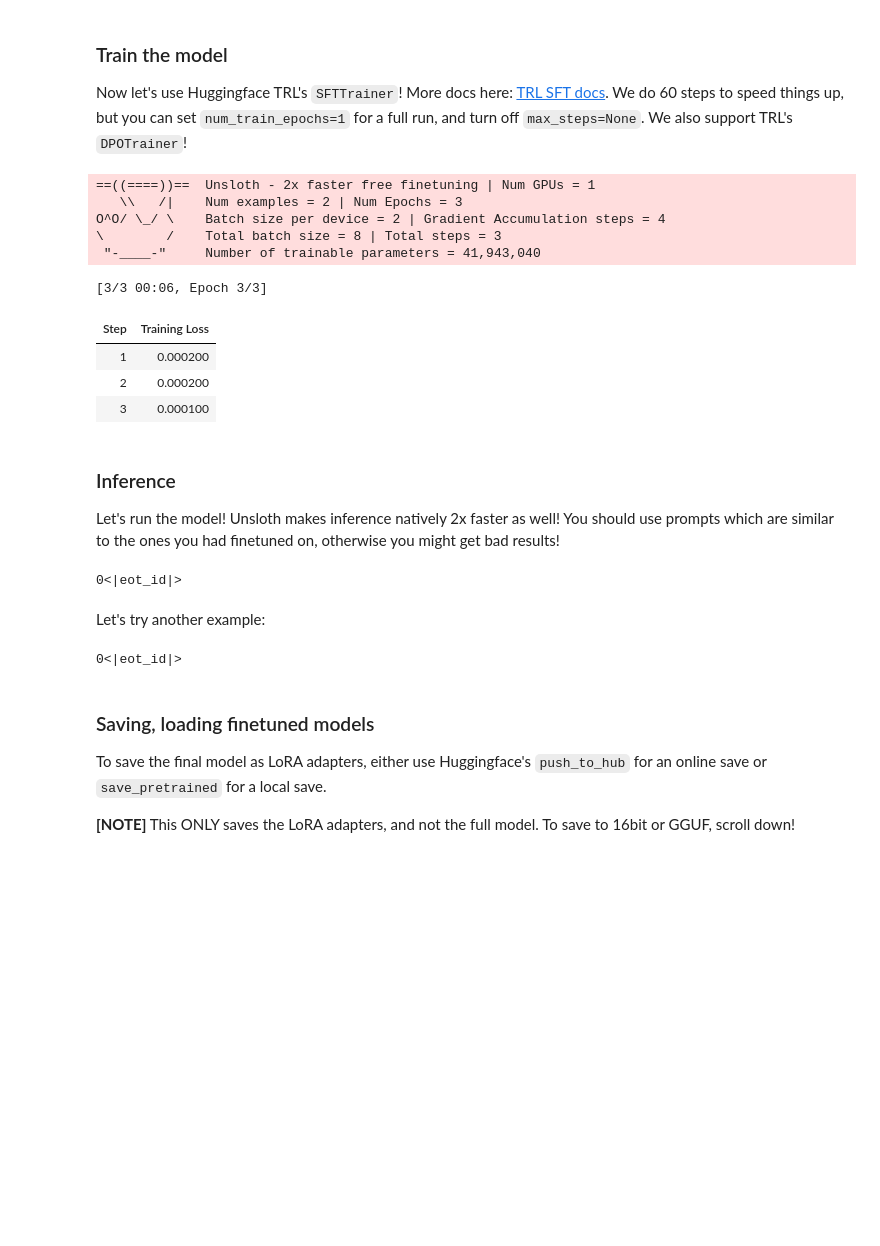
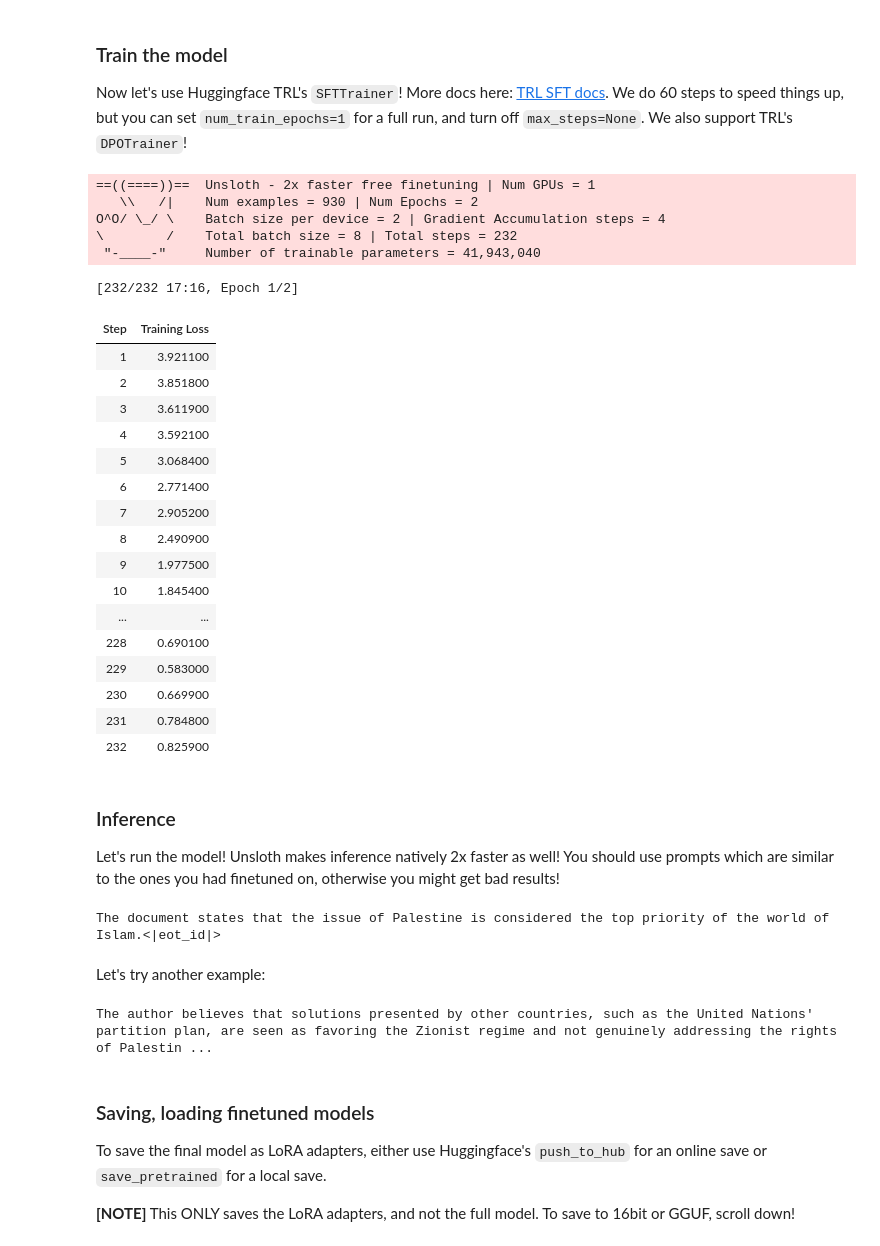
Before and after one commit to mreza19/PalestineLLM, a Jupyter notebook: fine-tune/Ollama_Unsloth_Llama3_jsonl.ipynb, the cells around one changed output. Cells and saved outputs as stored; diff of their text form; code cells hidden in the pictures; blank space fills up the shorter version.

```diff
--- a/fine-tune/Ollama_Unsloth_Llama3_jsonl.ipynb
+++ b/fine-tune/Ollama_Unsloth_Llama3_jsonl.ipynb
@@ -102,41 +105,54 @@ from unsloth import is_bfloat16_supported
 
 trainer = SFTTrainer(
     model = model,
     tokenizer = tokenizer,
     train_dataset = dataset,
     dataset_text_field = "text",
     max_seq_length = max_seq_length,
     dataset_num_proc = 2,
     packing = False, # Can make training 5x faster for short sequences.
     args = TrainingArguments(
         per_device_train_batch_size = 2,
         gradient_accumulation_steps = 4,
-        num_train_epochs=3, # 1
-        warmup_steps = 10,
+        num_train_epochs=1, # 1,2,3,4,5
+        warmup_steps = 10, # 5
         # max_steps = 60,
         learning_rate = 2e-4,
         fp16 = not is_bfloat16_supported(),
         bf16 = is_bfloat16_supported(),
         logging_steps = 1,
         optim = "adamw_8bit",
         weight_decay = 0.01,
         lr_scheduler_type = "linear",
         seed = 3407,
         output_dir = "outputs",
     ),
 )
 trainer_stats = trainer.train()
 # %% [output]
 ==((====))==  Unsloth - 2x faster free finetuning | Num GPUs = 1
-   \\   /|    Num examples = 2 | Num Epochs = 3
+   \\   /|    Num examples = 930 | Num Epochs = 2
 O^O/ \_/ \    Batch size per device = 2 | Gradient Accumulation steps = 4
-\        /    Total batch size = 8 | Total steps = 3
+\        /    Total batch size = 8 | Total steps = 232
  "-____-"     Number of trainable parameters = 41,943,040
-[3/3 00:06, Epoch 3/3]
+[232/232 17:16, Epoch 1/2]
 | Step | Training Loss |
-| 1 | 0.000200 |
-| 2 | 0.000200 |
-| 3 | 0.000100 |
+| 1 | 3.921100 |
+| 2 | 3.851800 |
+| 3 | 3.611900 |
+| 4 | 3.592100 |
+| 5 | 3.068400 |
+| 6 | 2.771400 |
+| 7 | 2.905200 |
+| 8 | 2.490900 |
+| 9 | 1.977500 |
+| 10 | 1.845400 |
+| ... | ... |
+| 228 | 0.690100 |
+| 229 | 0.583000 |
+| 230 | 0.669900 |
+| 231 | 0.784800 |
+| 232 | 0.825900 |
 # %% [markdown]
 <a name="Inference"></a>
 ### Inference
@@ -144,7 +160,7 @@ Let's run the model! Unsloth makes inference natively 2x faster as well! You sho
 # %%
 FastLanguageModel.for_inference(model) # Enable native 2x faster inference
 messages = [                    # Change below!
-    {"role": "user", "content": 'Their age is '},
+    {"role": "user", "content": 'What is considered the top priority of the world of Islam according to the document?'},
 ]
 input_ids = tokenizer.apply_chat_template(
     messages,
@@ -156,15 +172,13 @@ from transformers import TextStreamer
 text_streamer = TextStreamer(tokenizer, skip_prompt = True)
 _ = model.generate(input_ids, streamer = text_streamer, max_new_tokens = 128, pad_token_id = tokenizer.eos_token_id)
 # %% [output]
-0<|eot_id|>
+The document states that the issue of Palestine is considered the top priority of the world of Islam.<|eot_id|>
 # %% [markdown]
 Let's try another example:
 # %%
 FastLanguageModel.for_inference(model) # Enable native 2x faster inference
 messages = [                    # Change below!
-    {"role": "user", "content": 'Their passenger class is 1.\n'\
-                                'Their age is 22.0.\n'\
-                                'They paid $107.25 for the trip.'},
+    {"role": "user", "content": "What is the author's perspective on solutions presented by other countries regarding Palestine"},
 ]
 input_ids = tokenizer.apply_chat_template(
     messages,
@@ -176,7 +190,7 @@ from transformers import TextStreamer
 text_streamer = TextStreamer(tokenizer, skip_prompt = True)
 _ = model.generate(input_ids, streamer = text_streamer, max_new_tokens = 128, pad_token_id = tokenizer.eos_token_id)
 # %% [output]
-0<|eot_id|>
+The author believes that solutions presented by other countries, such as the United Nations' partition plan, are seen as favoring the Zionist regime and not genuinely addressing the rights of Palestin ...
 # %% [markdown]
 <a name="Save"></a>
 ### Saving, loading finetuned models
```
Also changed, not shown: parts of 7 cells of this notebook, 4 other files.
